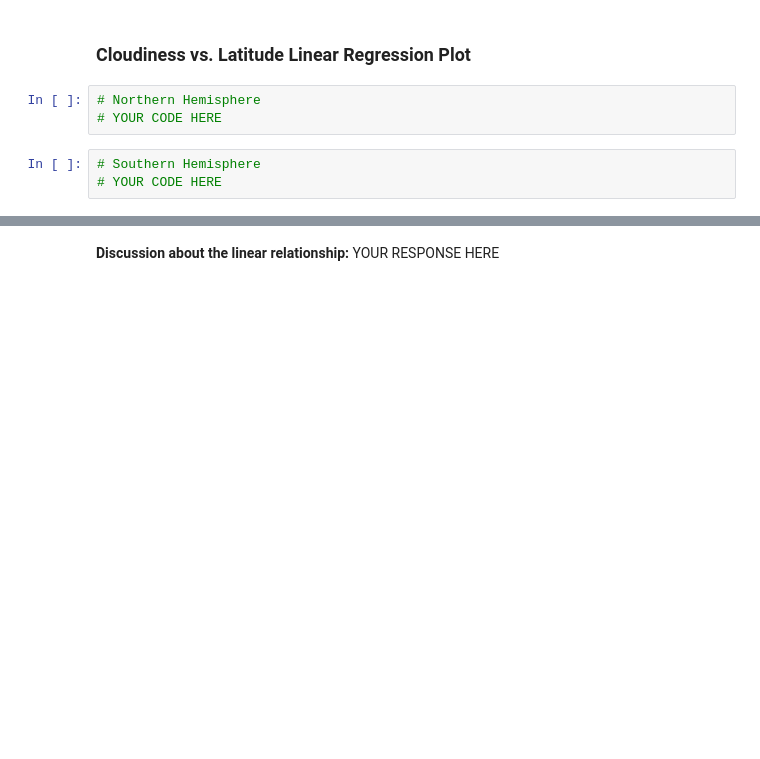
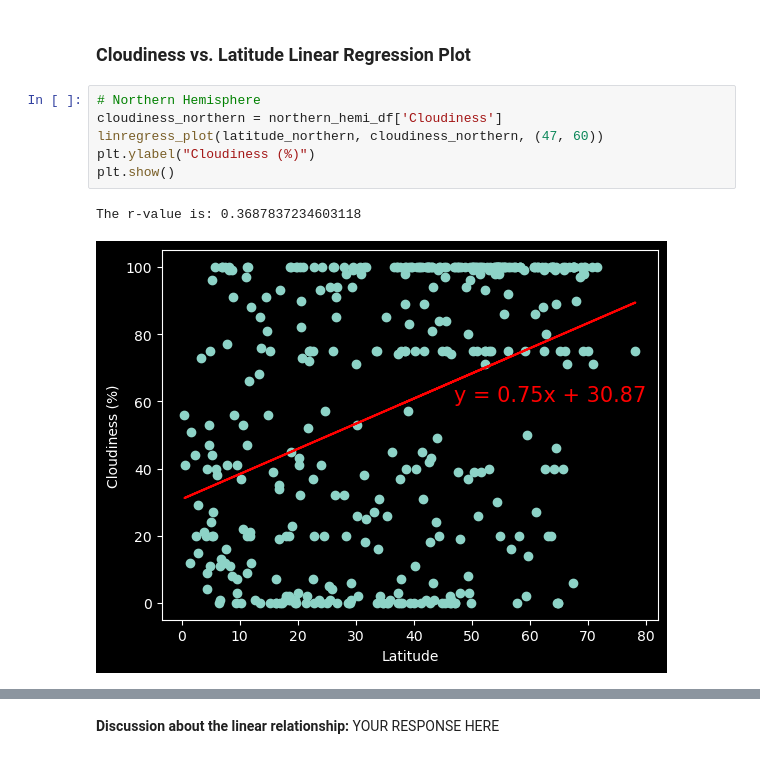
Before and after one commit to KeeganDavis/python-api-challenge, a Jupyter notebook: WeatherPy/WeatherPy.ipynb, the cells around one changed output, grey strips where cells are left out. Cells and saved outputs as stored; diff of their text form; blank space fills up the shorter version.

```diff
--- a/WeatherPy/WeatherPy.ipynb
+++ b/WeatherPy/WeatherPy.ipynb
@@ -350,9 +355,12 @@ humidity_southern = southern_hemi_df['Humidity']
 **Discussion about the linear relationship:** YOUR RESPONSE HERE
 # %% [markdown]
 ### Cloudiness vs. Latitude Linear Regression Plot
-# %%
-# Northern Hemisphere
-# YOUR CODE HERE
-# %%
-# Southern Hemisphere
-# YOUR CODE HERE
+# %%
+# Northern Hemisphere
+cloudiness_northern = northern_hemi_df['Cloudiness']
+linregress_plot(latitude_northern, cloudiness_northern, (47, 60))
+plt.ylabel("Cloudiness (%)")
+plt.show()
+# %% [output]
+The r-value is: 0.3687837234603118
+[figure, added]
```
Also changed, not shown: parts of 15 cells of this notebook, 4 other files.
